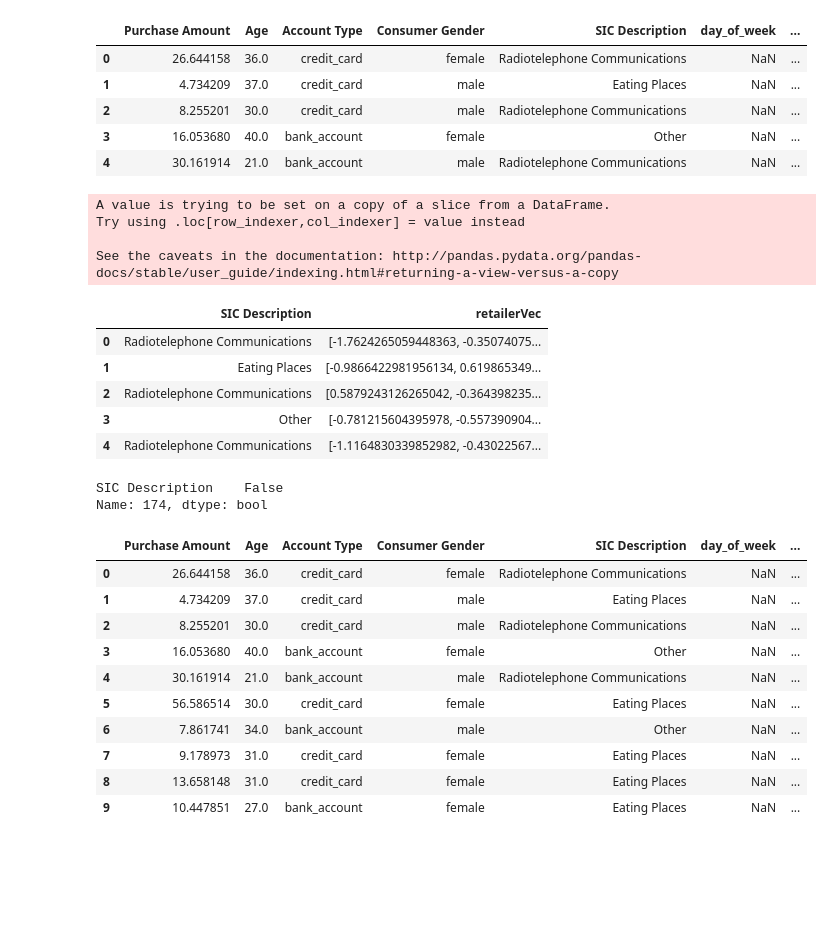
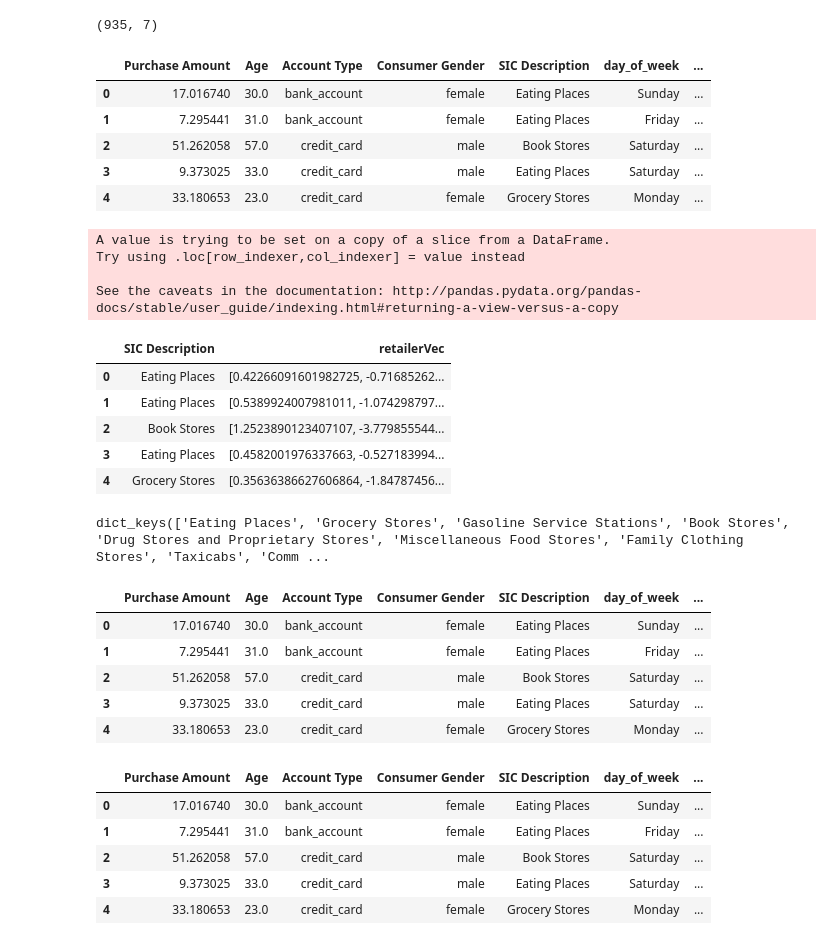
Before and after one commit to rui-zhang-ocean/Predict_Transactions, a Jupyter notebook: check_synthetic_data.ipynb, the cells around one changed output. Drawn from its saved outputs; the diff is of its cells as text; code cells hidden in the pictures; blank space fills up the shorter version.

```diff
--- a/check_synthetic_data.ipynb
+++ b/check_synthetic_data.ipynb
@@ -51,5 +39,6 @@ input_columns = ['Purchase Amount', 'Age', 'Account Type_bank_account',
 # %%
 df_sample = pd.DataFrame(sample, columns=input_columns)
+pd.set_option('display.max_columns', 36)
 df_sample.head()
 # %% [output]
 |  | Purchase Amount | Age | Account Type_bank_account | Account Type_credit_card | Consumer Gender_female | ... |
@@ -65,8 +53,8 @@ def reverse_dummy(df, col_name):
     # get index of columns that starts with col_name, for example, Gender_male, Gender_female for col_name = `Gender`
     idx = [i for i, s in enumerate(list(df.columns)) if col_name in s]
     tmp = df.iloc[:,idx]
-    # convert selected dataframe to series
-    df_output = pd.Series(tmp.columns[np.where(tmp!=0)[1]], name = col_name)
+    # find column name for max in each row and put into one series
+    df_output = pd.Series(tmp.idxmax(axis=1), name = col_name)
 
     # remove strings with col_name plus underscore
     df_output = df_output.map(lambda x: x.replace(col_name + '_',''))
@@ -80,12 +68,22 @@ df_dw = reverse_dummy(df_sample,'day_of_week')
 df_pm = reverse_dummy(df_sample,'period_of_month')
 # %%
 df_reverse = pd.concat([df_num,df_account,df_gender,df_SIC,df_dw,df_pm], axis=1)
+
+# round age column
+df_reverse['Age'] = df_reverse['Age'].apply(lambda x: round(x, 0))
+
+# remove negative purchase amount
+df_reverse = df_reverse[(df_reverse['Purchase Amount'] > 0)]
+df_reverse.reset_index(drop=True, inplace=True)
+
 #pd.set_option('display.max_rows', N)
+print(df_reverse.shape)
 df_reverse.head()
 # %% [output]
+(935, 7)
 |  | Purchase Amount | Age | Account Type | Consumer Gender | SIC Description | day_of_week | ... |
-| 0 | 26.644158 | 36.0 | credit_card | female | Radiotelephone Communications | NaN | ... |
-| 1 | 4.734209 | 37.0 | credit_card | male | Eating Places | NaN | ... |
-| 2 | 8.255201 | 30.0 | credit_card | male | Radiotelephone Communications | NaN | ... |
-| 3 | 16.053680 | 40.0 | bank_account | female | Other | NaN | ... |
-| 4 | 30.161914 | 21.0 | bank_account | male | Radiotelephone Communications | NaN | ... |
+| 0 | 17.016740 | 30.0 | bank_account | female | Eating Places | Sunday | ... |
+| 1 | 7.295441 | 31.0 | bank_account | female | Eating Places | Friday | ... |
+| 2 | 51.262058 | 57.0 | credit_card | male | Book Stores | Saturday | ... |
+| 3 | 9.373025 | 33.0 | credit_card | male | Eating Places | Saturday | ... |
+| 4 | 33.180653 | 23.0 | credit_card | female | Grocery Stores | Monday | ... |
@@ -98,14 +98,14 @@ df_retailerVec = df_sample.iloc[:,idx]
 with open('models/retailer_map.pkl', 'rb') as input:
     retailer_map = pickle.load(input)
 
-model = Word2Vec.load('models/perSICperPerson.model')
+model = Word2Vec.load('models/perSICperPerson_10emb.model')
 
 # only keep values in the model (more than 5 times appearance)
 for key, value in retailer_map.items():
     retailer_map[key] = list(set(value) & set(model.wv.vocab))
 
 # group other SIC (after top N) into other
-list2keep = ['Eating Places', 'Grocery Stores', 'Gasoline Service Stations', 'Drug Stores and Proprietary Stores', 'Book Stores', 'Family Clothing Stores', 'Taxicabs', 'Radiotelephone Communications', 'Communications Services, Not Elsewhere Classified']
+list2keep = ['Eating Places', 'Grocery Stores', 'Gasoline Service Stations', 'Book Stores', 'Drug Stores and Proprietary Stores', 'Miscellaneous Food Stores', 'Family Clothing Stores', 'Taxicabs', 'Communications Services, Not Elsewhere Classified']
 other_list = []
 for key, value in retailer_map.items():
     if key not in list2keep:
@@ -127,11 +127,17 @@ Try using .loc[row_indexer,col_indexer] = value instead
 
 See the caveats in the documentation: http://pandas.pydata.org/pandas-docs/stable/user_guide/indexing.html#returning-a-view-versus-a-copy
 |  | SIC Description | retailerVec |
-| 0 | Radiotelephone Communications | [-1.7624265059448363, -0.35074075... |
-| 1 | Eating Places | [-0.9866422981956134, 0.619865349... |
-| 2 | Radiotelephone Communications | [0.5879243126265042, -0.364398235... |
-| 3 | Other | [-0.781215604395978, -0.557390904... |
-| 4 | Radiotelephone Communications | [-1.1164830339852982, -0.43022567... |
+| 0 | Eating Places | [0.42266091601982725, -0.71685262... |
+| 1 | Eating Places | [0.5389924007981011, -1.074298797... |
+| 2 | Book Stores | [1.2523890123407107, -3.779855544... |
+| 3 | Eating Places | [0.4582001976337663, -0.527183994... |
+| 4 | Grocery Stores | [0.35636386627606864, -1.84787456... |
+# %%
+retailer_map_grouped.keys()
+#retailer_map_grouped['Radiotelephone Communications']
+#df_SIC_vector['SIC Description'].value_counts()
+# %% [output]
+dict_keys(['Eating Places', 'Grocery Stores', 'Gasoline Service Stations', 'Book Stores', 'Drug Stores and Proprietary Stores', 'Miscellaneous Food Stores', 'Family Clothing Stores', 'Taxicabs', 'Comm ...
 # %%
 # find out retailer in the same SIC and also with the most similar vector
 def return_retailer_SIC(model, retailer_map_grouped, sector, vector):
@@ -141,23 +147,13 @@ def return_retailer_SIC(model, retailer_map_grouped, sector, vector):
         word_list = retailer_map_grouped[sector]
         min_idx = model.wv.distances(vector, other_words = word_list).argmin()
         return word_list[min_idx]
-# %%
-df_SIC_vector.loc[174,['SIC Description']].isnull()
-# %% [output]
-SIC Description    False
-Name: 174, dtype: bool
 # %%
 df_reverse['Normalized Retailer'] = df_SIC_vector.apply(lambda x: return_retailer_SIC(model, retailer_map_grouped, x['SIC Description'],x['retailerVec']), axis = 1)
-df_reverse.head(10)
+df_reverse.head()
 # %% [output]
 |  | Purchase Amount | Age | Account Type | Consumer Gender | SIC Description | day_of_week | ... |
-| 0 | 26.644158 | 36.0 | credit_card | female | Radiotelephone Communications | NaN | ... |
-| 1 | 4.734209 | 37.0 | credit_card | male | Eating Places | NaN | ... |
-| 2 | 8.255201 | 30.0 | credit_card | male | Radiotelephone Communications | NaN | ... |
-| 3 | 16.053680 | 40.0 | bank_account | female | Other | NaN | ... |
-| 4 | 30.161914 | 21.0 | bank_account | male | Radiotelephone Communications | NaN | ... |
-| 5 | 56.586514 | 30.0 | credit_card | female | Eating Places | NaN | ... |
-| 6 | 7.861741 | 34.0 | bank_account | male | Other | NaN | ... |
-| 7 | 9.178973 | 31.0 | credit_card | female | Eating Places | NaN | ... |
-| 8 | 13.658148 | 31.0 | credit_card | female | Eating Places | NaN | ... |
-| 9 | 10.447851 | 27.0 | bank_account | female | Eating Places | NaN | ... |
+| 0 | 17.016740 | 30.0 | bank_account | female | Eating Places | Sunday | ... |
+| 1 | 7.295441 | 31.0 | bank_account | female | Eating Places | Friday | ... |
+| 2 | 51.262058 | 57.0 | credit_card | male | Book Stores | Saturday | ... |
+| 3 | 9.373025 | 33.0 | credit_card | male | Eating Places | Saturday | ... |
+| 4 | 33.180653 | 23.0 | credit_card | female | Grocery Stores | Monday | ... |
@@ -164,3 +193,15 @@ df_reverse.head(10)
+# %%
+Y = 2022; M = 2
+df_reverse['Transaction Date'] = df_reverse.apply(lambda x: return_date(x.day_of_week, x.period_of_month, Y, M), axis = 1)
+#df_reverse.drop(['day_of_week','period_of_month'], axis = 1, inplace = True, errors = 'ignore')
+df_reverse.head()
+# %% [output]
+|  | Purchase Amount | Age | Account Type | Consumer Gender | SIC Description | day_of_week | ... |
+| 0 | 17.016740 | 30.0 | bank_account | female | Eating Places | Sunday | ... |
+| 1 | 7.295441 | 31.0 | bank_account | female | Eating Places | Friday | ... |
+| 2 | 51.262058 | 57.0 | credit_card | male | Book Stores | Saturday | ... |
+| 3 | 9.373025 | 33.0 | credit_card | male | Eating Places | Saturday | ... |
+| 4 | 33.180653 | 23.0 | credit_card | female | Grocery Stores | Monday | ... |
 # %%
 sns.distplot(df_reverse['Age']);
 # %% [output]
```
Also changed, not shown: parts of 13 cells of this notebook, 3 other files.
